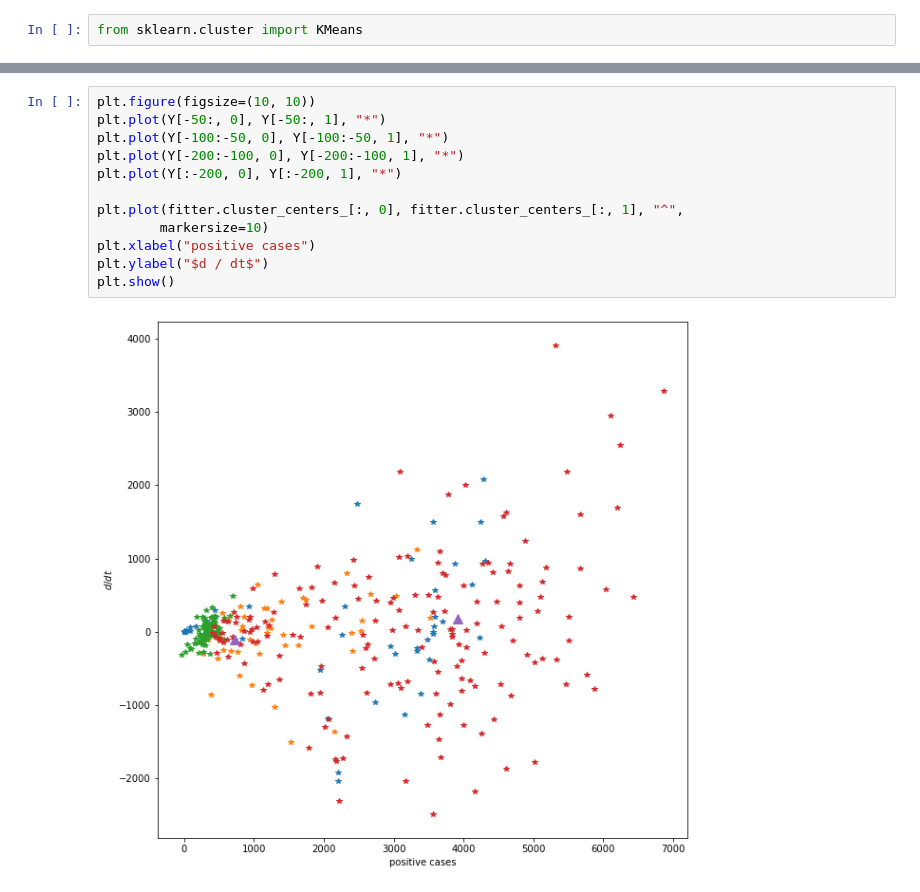
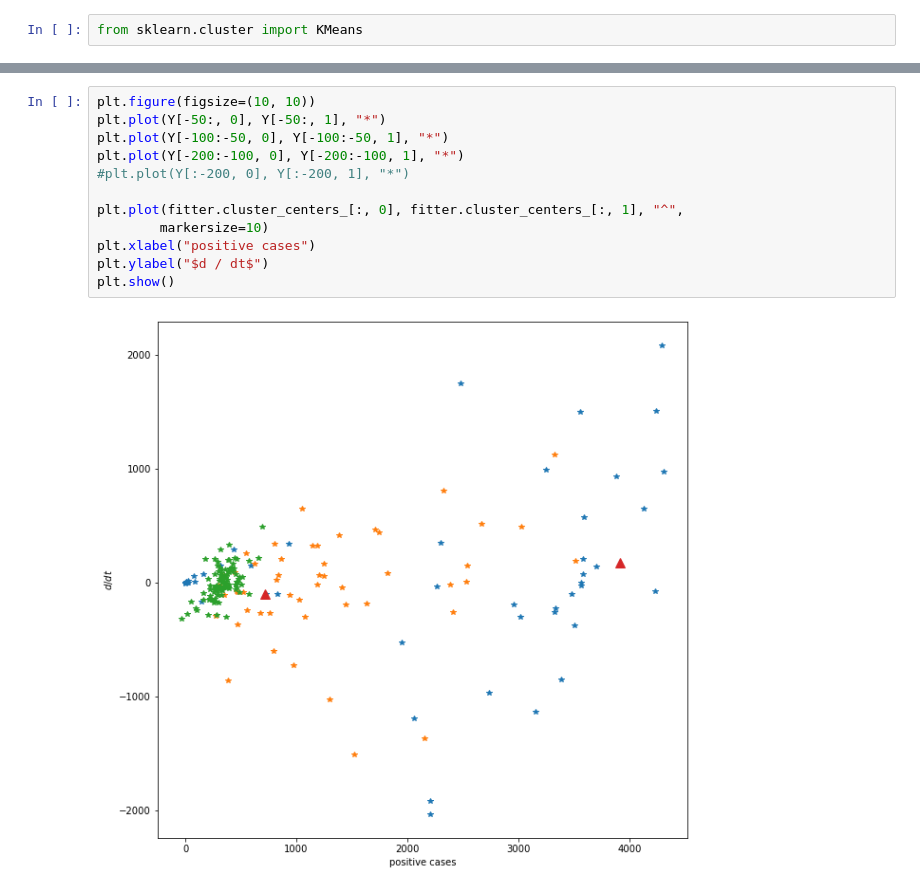
Before and after one commit to JeromeTroy/gsg_project_5, a Jupyter notebook: Exploration.ipynb, the cells around one changed output, grey strips where cells are left out. Drawn from its saved outputs; the diff is of its cells as text.

```diff
--- a/Exploration.ipynb
+++ b/Exploration.ipynb
@@ -129,17 +151,17 @@ KMeans(n_clusters=2)
 # %%
 plt.figure(figsize=(10, 10))
 plt.plot(Y[-50:, 0], Y[-50:, 1], "*")
 plt.plot(Y[-100:-50, 0], Y[-100:-50, 1], "*")
 plt.plot(Y[-200:-100, 0], Y[-200:-100, 1], "*")
-plt.plot(Y[:-200, 0], Y[:-200, 1], "*")
+#plt.plot(Y[:-200, 0], Y[:-200, 1], "*")
 
 plt.plot(fitter.cluster_centers_[:, 0], fitter.cluster_centers_[:, 1], "^",
         markersize=10)
 plt.xlabel("positive cases")
 plt.ylabel("$d / dt$")
 plt.show()
 # %% [output]
-[figure, old version]
+[figure, new version]
 # %%
 from scipy.integrate import solve_ivp
 def fun(t, x, a, b):
```
Also changed, not shown: parts of 10 cells of this notebook, 4 other files.
